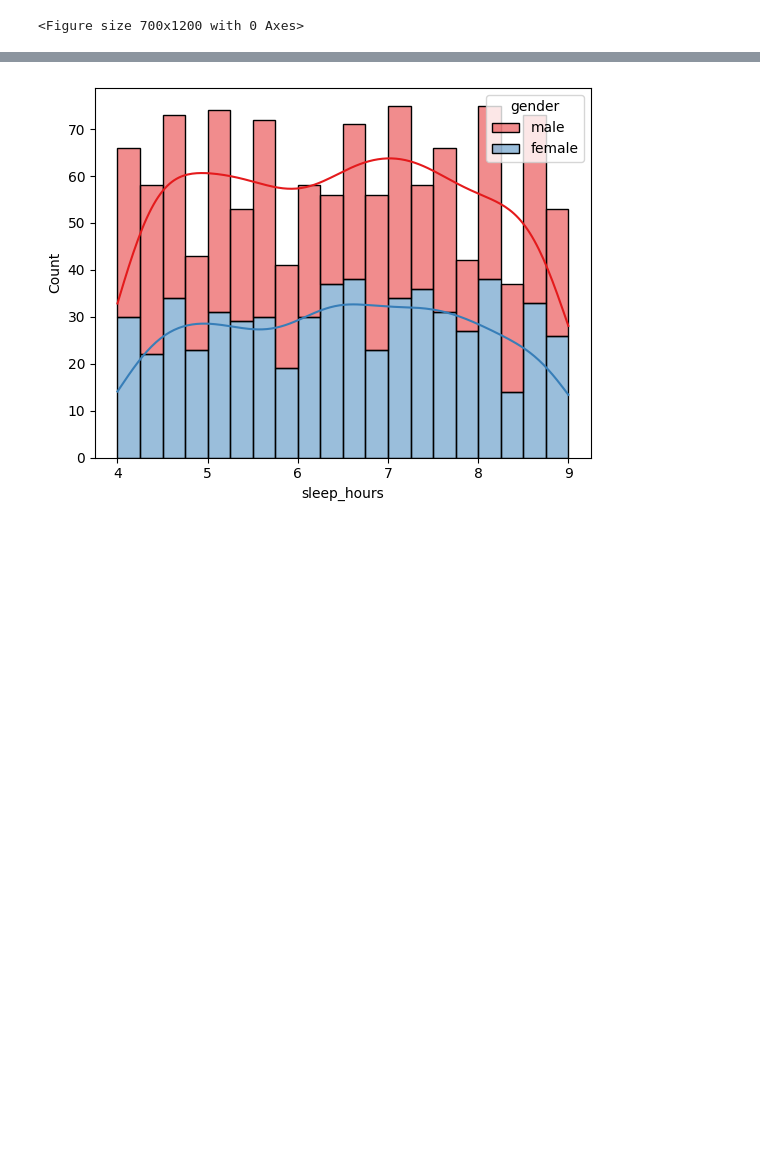
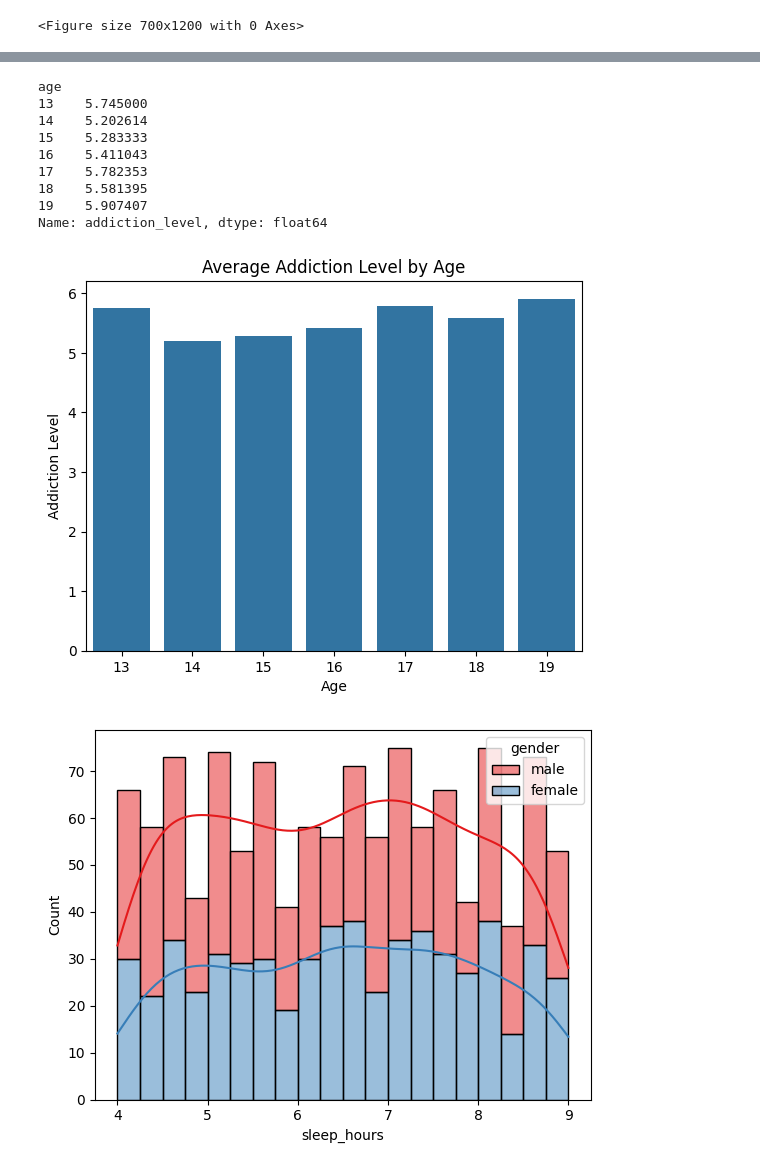
Before and after one commit to dixondanty/AI-ML-internship, a Jupyter notebook: day5/practice_set.ipynb, the cells around one changed output, grey strips where cells are left out. Drawn from its saved outputs; the diff is of its cells as text; code cells hidden in the pictures; blank space fills up the shorter version.

```diff
--- a/day5/practice_set.ipynb
+++ b/day5/practice_set.ipynb
@@ -173,3 +195,28 @@ plt.show()
+# %%
+age_addiction = df.groupby('age')['addiction_level'].mean()
+
+print(age_addiction)
+
+sns.barplot(
+    x=age_addiction.index,
+    y=age_addiction.values
+)
+
+plt.title("Average Addiction Level by Age")
+plt.xlabel("Age")
+plt.ylabel("Addiction Level")
+plt.show()
+# %% [output]
+age
+13    5.745000
+14    5.202614
+15    5.283333
+16    5.411043
+17    5.782353
+18    5.581395
+19    5.907407
+Name: addiction_level, dtype: float64
+[figure, added]
 # %%
 sns.histplot(data=df, x='sleep_hours', hue='gender', multiple='stack', bins=20, palette='Set1',kde=True)
 plt.show()
```
Also changed, not shown: parts of 2 cells of this notebook.
